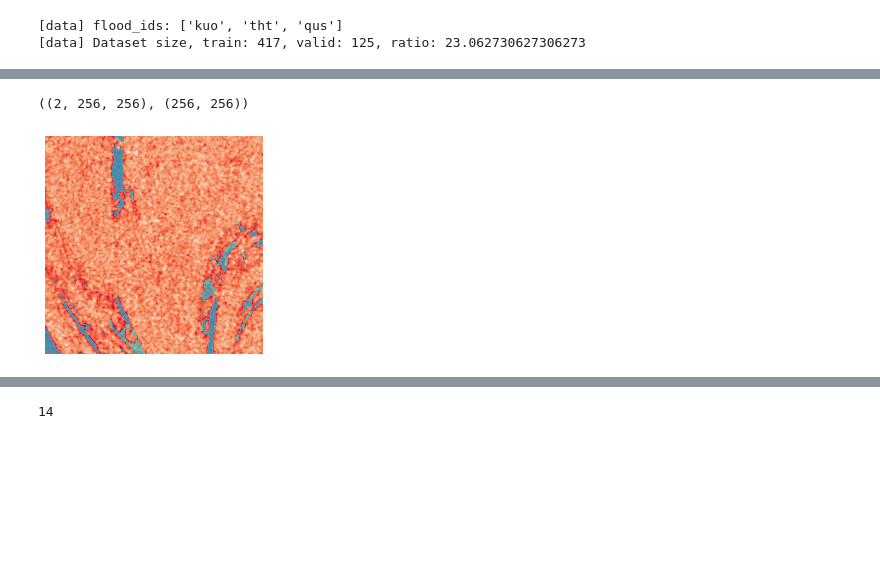
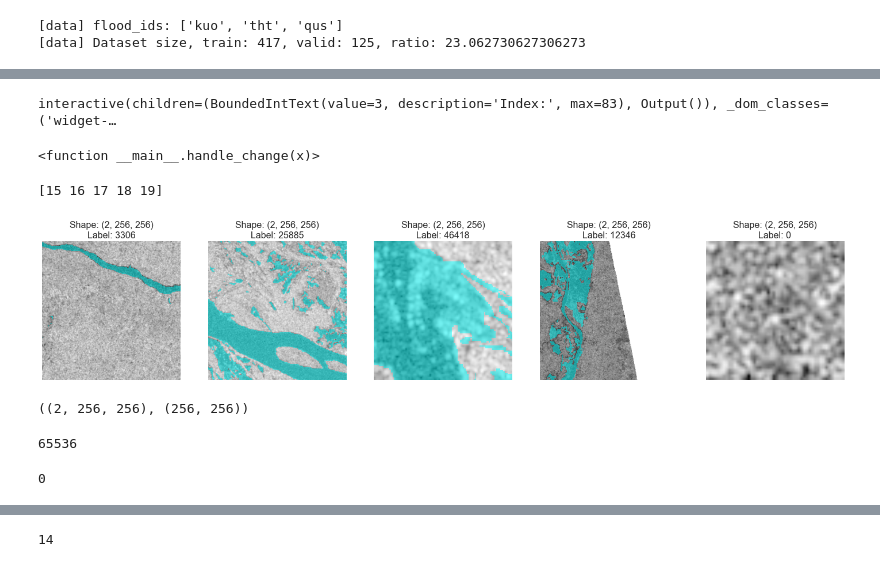
Before and after one commit to MIchaelKa/detect-flood-water, a Jupyter notebook: detect-flood-water-train.ipynb, the cells around one changed output, grey strips where cells are left out. Saved outputs shown, nothing was run; the diff lists cells and outputs as text; code cells hidden in the pictures; blank space fills up the shorter version.

```diff
--- a/detect-flood-water-train.ipynb
+++ b/detect-flood-water-train.ipynb
@@ -367 +462,12 @@ train_dataset, valid_dataset = get_dataset(
+# %%
+interact(handle_change, x=w)
+# %% [output]
+interactive(children=(BoundedIntText(value=3, description='Index:', max=83), Output()), _dom_classes=('widget-…
+<function __main__.handle_change(x)>
+# %%
+start_index = 3
+show_dataset(train_dataset, start_index*5, 5)
+# %% [output]
+[15 16 17 18 19]
+[figure, added]
 # %%
@@ -374,9 +480,14 @@ chip.shape, label.shape
 ((2, 256, 256), (256, 256))
 # %%
 label_to_show = np.ma.masked_where((label == 0) | (label == 255), label)
-show_image_and_label(chip[1], label_to_show)
-# %% [output]
-[figure, removed]
+# %%
+256*256
+# %% [output]
+65536
+# %%
+(1 - label_to_show.mask).sum()
+# %% [output]
+0
 # %%
 label_to_show = np.ma.masked_where((label == 0) | (label == 255), label)
 show_image_and_label(chip[1], label_to_show)
```
Also changed, not shown: parts of 15 cells of this notebook, 2 other files.
